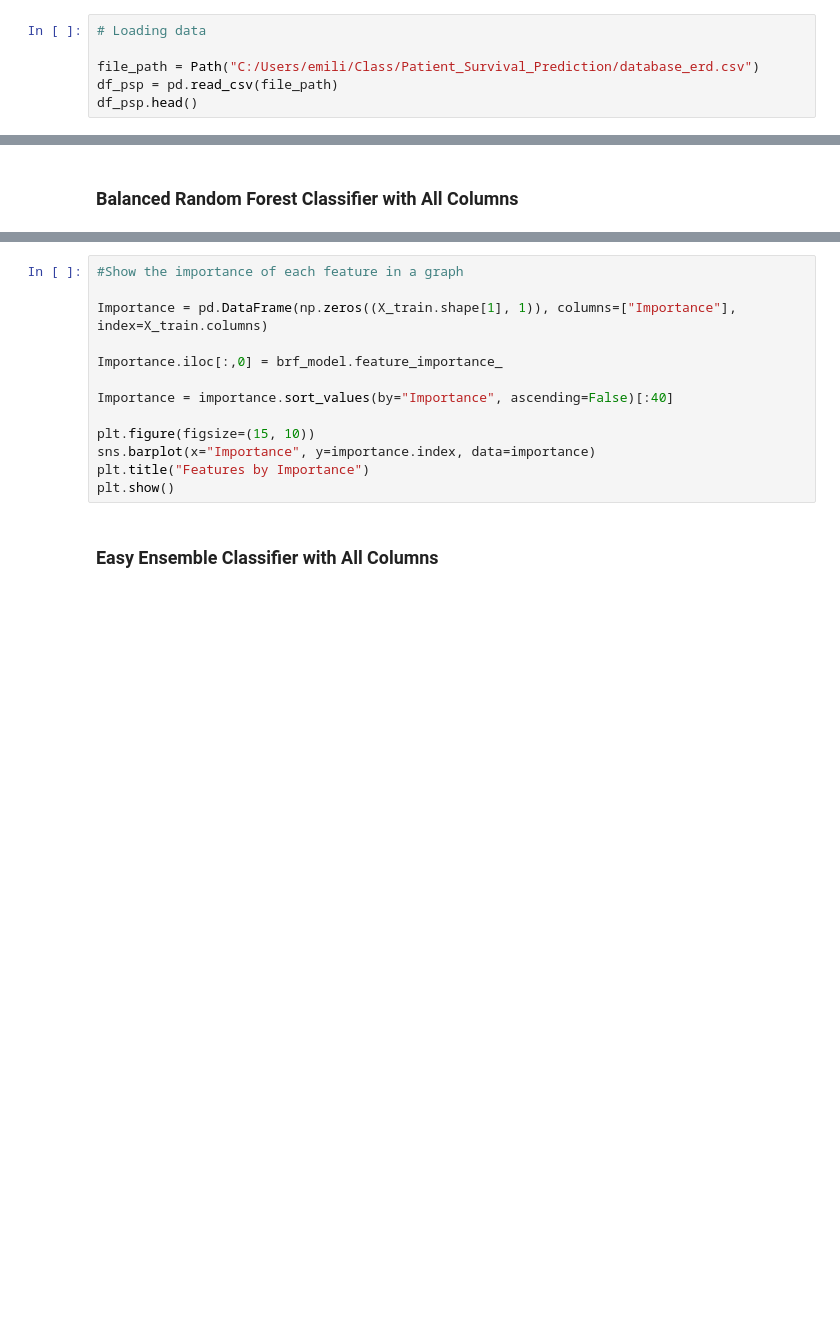
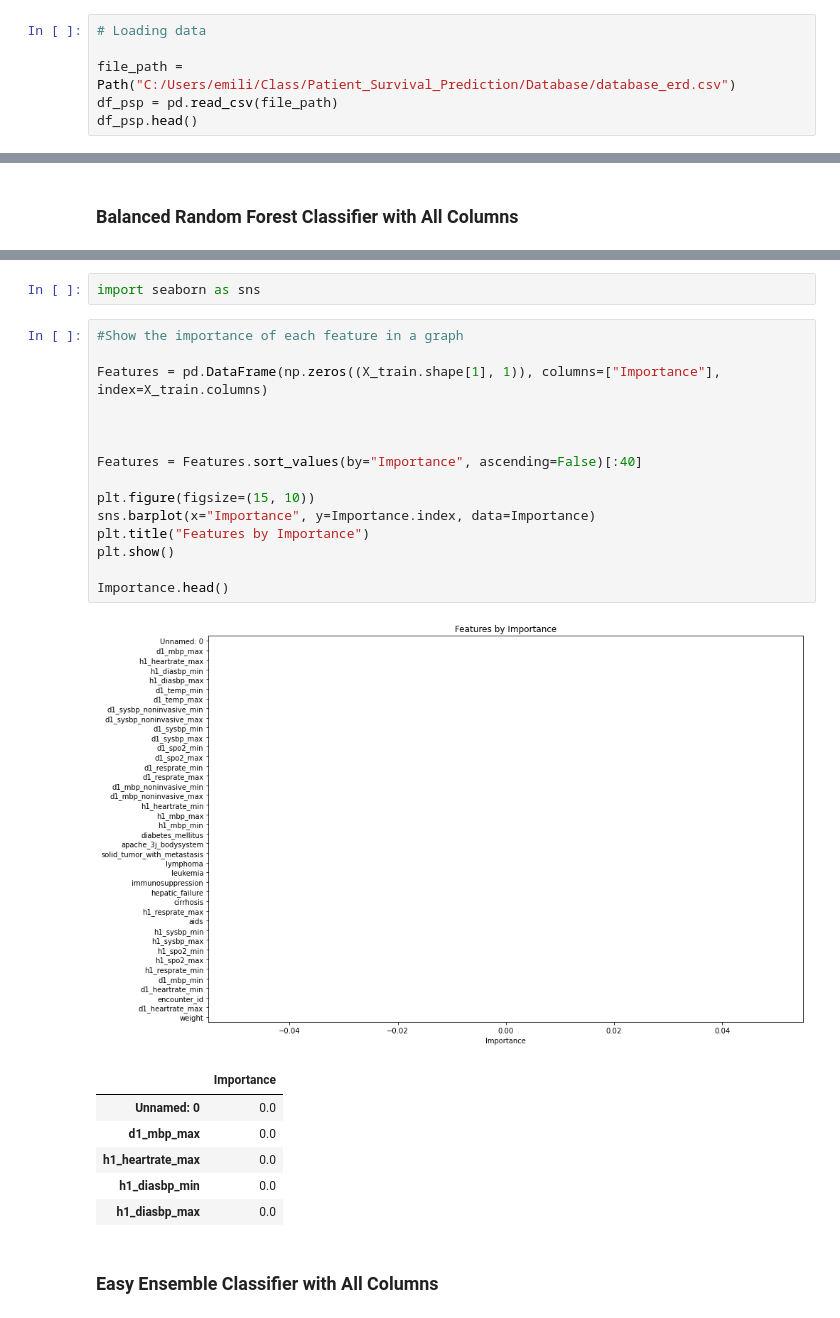
Before and after one commit to Tyfox1206/Patient_Survival_Prediction, a Jupyter notebook: Machine_Learning/Machine_Learning_Training_Testing.ipynb, the cells around one changed output, grey strips where cells are left out. Cells and saved outputs as stored; diff of their text form; blank space fills up the shorter version.

```diff
--- a/Machine_Learning/Machine_Learning_Training_Testing.ipynb
+++ b/Machine_Learning/Machine_Learning_Training_Testing.ipynb
@@ -16,7 +16,7 @@ import matplotlib.pyplot as plt
 # %%
 # Loading data
 
-file_path = Path("C:/Users/emili/Class/Patient_Survival_Prediction/database_erd.csv")
+file_path = Path("C:/Users/emili/Class/Patient_Survival_Prediction/Database/database_erd.csv")
 df_psp = pd.read_csv(file_path)
 df_psp.head()
 # %% [output]
@@ -81,16 +148,28 @@ for feature in features_rank:
+# %%
+import seaborn as sns
 # %%
 #Show the importance of each feature in a graph
 
-Importance = pd.DataFrame(np.zeros((X_train.shape[1], 1)), columns=["Importance"], index=X_train.columns)
+Features = pd.DataFrame(np.zeros((X_train.shape[1], 1)), columns=["Importance"], index=X_train.columns)
 
-Importance.iloc[:,0] = brf_model.feature_importance_
 
-Importance = importance.sort_values(by="Importance", ascending=False)[:40]
+
+Features = Features.sort_values(by="Importance", ascending=False)[:40]
 
 plt.figure(figsize=(15, 10))
-sns.barplot(x="Importance", y=importance.index, data=importance)
+sns.barplot(x="Importance", y=Importance.index, data=Importance)
 plt.title("Features by Importance")
 plt.show()
+
+Importance.head()
+# %% [output]
+[figure, added]
+|  | Importance |
+| Unnamed: 0 | 0.0 |
+| d1_mbp_max | 0.0 |
+| h1_heartrate_max | 0.0 |
+| h1_diasbp_min | 0.0 |
+| h1_diasbp_max | 0.0 |
 # %% [markdown]
 ### Easy Ensemble Classifier with All Columns
 # %%
```
Also changed, not shown: parts of 15 cells of this notebook.
